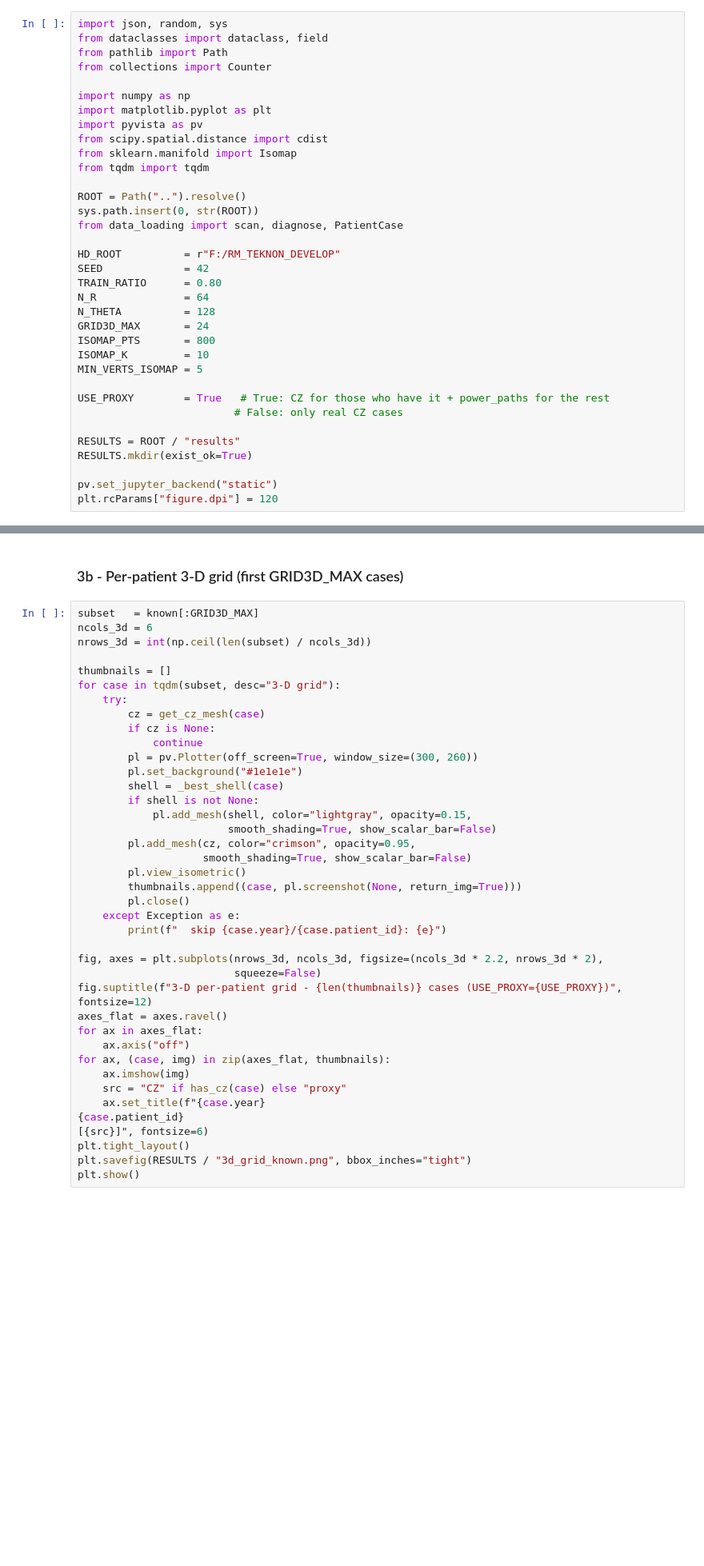
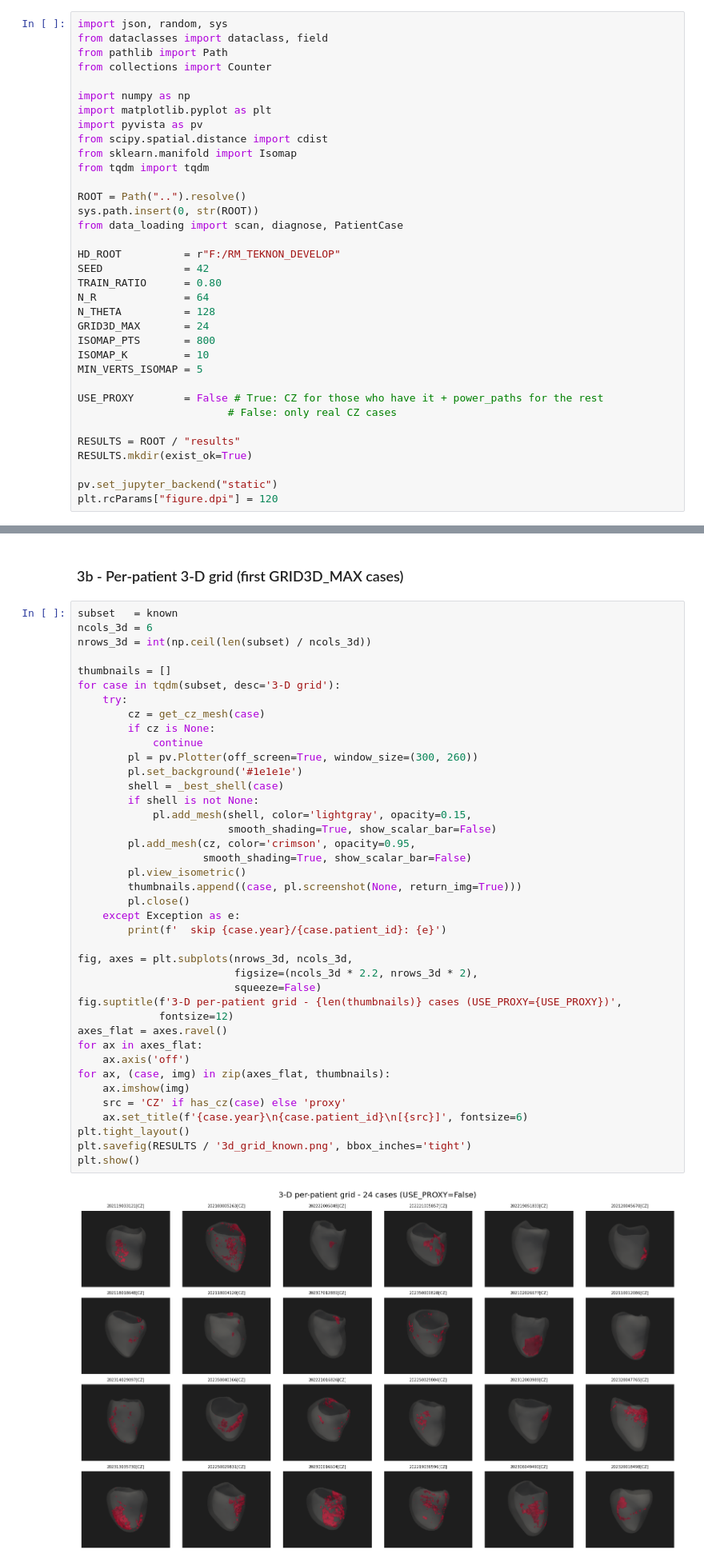
Before and after one commit to jcompanys/scar_tissue_that_I_wish_you_saw, a Jupyter notebook: lv-scar-segmentation/notebooks/01_scar_exploration.ipynb, the cells around one changed output, grey strips where cells are left out. Shown at 80% size. Cells and saved outputs as stored; diff of their text form; blank space fills up the shorter version.

```diff
--- a/lv-scar-segmentation/notebooks/01_scar_exploration.ipynb
+++ b/lv-scar-segmentation/notebooks/01_scar_exploration.ipynb
@@ -38,8 +38,8 @@ ISOMAP_PTS       = 800
 ISOMAP_K         = 10
 MIN_VERTS_ISOMAP = 5
 
-USE_PROXY        = True   # True: CZ for those who have it + power_paths for the rest
-                         # False: only real CZ cases
+USE_PROXY        = False # True: CZ for those who have it + power_paths for the rest
+                        # False: only real CZ cases
 
 RESULTS = ROOT / "results"
 RESULTS.mkdir(exist_ok=True)
@@ -309,45 +315,47 @@ print("3-D helpers ready.")
 # %% [markdown]
 ### 3b - Per-patient 3-D grid (first GRID3D_MAX cases)
 # %%
-subset   = known[:GRID3D_MAX]
+subset   = known
 ncols_3d = 6
 nrows_3d = int(np.ceil(len(subset) / ncols_3d))
 
 thumbnails = []
-for case in tqdm(subset, desc="3-D grid"):
+for case in tqdm(subset, desc='3-D grid'):
     try:
         cz = get_cz_mesh(case)
         if cz is None:
             continue
         pl = pv.Plotter(off_screen=True, window_size=(300, 260))
-        pl.set_background("#1e1e1e")
+        pl.set_background('#1e1e1e')
         shell = _best_shell(case)
         if shell is not None:
-            pl.add_mesh(shell, color="lightgray", opacity=0.15,
+            pl.add_mesh(shell, color='lightgray', opacity=0.15,
                         smooth_shading=True, show_scalar_bar=False)
-        pl.add_mesh(cz, color="crimson", opacity=0.95,
+        pl.add_mesh(cz, color='crimson', opacity=0.95,
                     smooth_shading=True, show_scalar_bar=False)
         pl.view_isometric()
         thumbnails.append((case, pl.screenshot(None, return_img=True)))
         pl.close()
     except Exception as e:
-        print(f"  skip {case.year}/{case.patient_id}: {e}")
+        print(f'  skip {case.year}/{case.patient_id}: {e}')
 
-fig, axes = plt.subplots(nrows_3d, ncols_3d, figsize=(ncols_3d * 2.2, nrows_3d * 2),
+fig, axes = plt.subplots(nrows_3d, ncols_3d,
+                         figsize=(ncols_3d * 2.2, nrows_3d * 2),
                          squeeze=False)
-fig.suptitle(f"3-D per-patient grid - {len(thumbnails)} cases (USE_PROXY={USE_PROXY})", fontsize=12)
+fig.suptitle(f'3-D per-patient grid - {len(thumbnails)} cases (USE_PROXY={USE_PROXY})',
+             fontsize=12)
 axes_flat = axes.ravel()
 for ax in axes_flat:
-    ax.axis("off")
+    ax.axis('off')
 for ax, (case, img) in zip(axes_flat, thumbnails):
     ax.imshow(img)
-    src = "CZ" if has_cz(case) else "proxy"
-    ax.set_title(f"{case.year}
-{case.patient_id}
-[{src}]", fontsize=6)
+    src = 'CZ' if has_cz(case) else 'proxy'
+    ax.set_title(f'{case.year}\n{case.patient_id}\n[{src}]', fontsize=6)
 plt.tight_layout()
-plt.savefig(RESULTS / "3d_grid_known.png", bbox_inches="tight")
+plt.savefig(RESULTS / '3d_grid_known.png', bbox_inches='tight')
 plt.show()
+# %% [output]
+[figure, added]
 # %% [markdown]
 ## 4 - 2-D cylindrical polar projection
 
```
Also changed, not shown: parts of 4 cells of this notebook.
